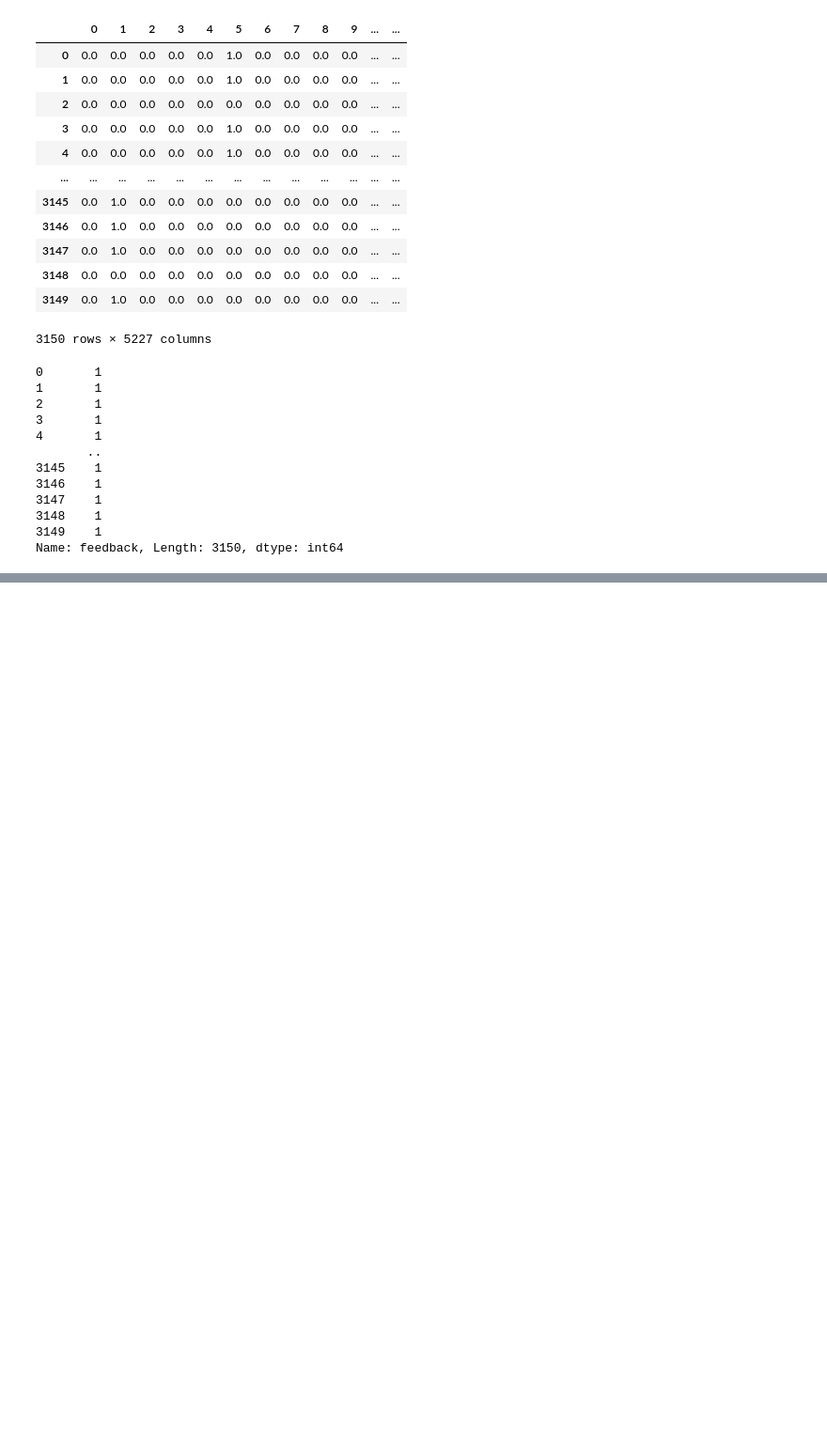
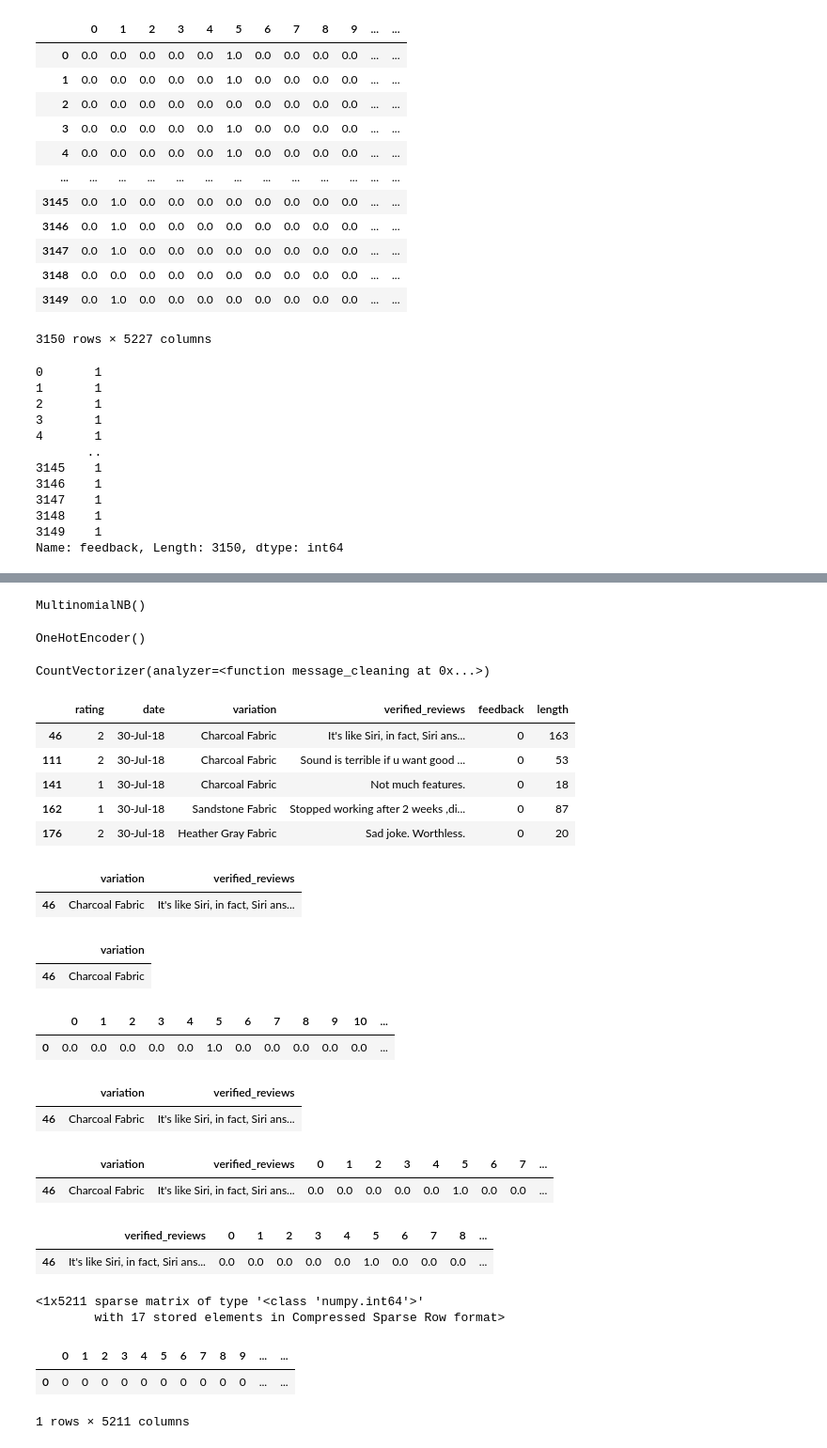
Before and after one commit to caiquemiranda/machine-learning-business-python, a Jupyter notebook: RP-department.ipynb, the cells around one changed output, grey strips where cells are left out. Shown at 94% size. Cells and saved outputs as stored; diff of their text form; code cells hidden in the pictures; blank space fills up the shorter version.

```diff
--- a/RP-department.ipynb
+++ b/RP-department.ipynb
@@ -449,0 +528,21 @@ Name: feedback, Length: 3150, dtype: int64
+# %%
+bayes
+# %% [output]
+MultinomialNB()
+# %%
+onehot
+# %% [output]
+OneHotEncoder()
+# %%
+vec
+# %% [output]
+CountVectorizer(analyzer=<function message_cleaning at 0x...>)
+# %%
+negative.head()
+# %% [output]
+|  | rating | date | variation | verified_reviews | feedback | length |
+| 46 | 2 | 30-Jul-18 | Charcoal Fabric | It's like Siri, in fact, Siri ans... | 0 | 163 |
+| 111 | 2 | 30-Jul-18 | Charcoal Fabric | Sound is terrible if u want good ... | 0 | 53 |
+| 141 | 1 | 30-Jul-18 | Charcoal Fabric | Not much features. | 0 | 18 |
+| 162 | 1 | 30-Jul-18 | Sandstone Fabric | Stopped working after 2 weeks ,di... | 0 | 87 |
+| 176 | 2 | 30-Jul-18 | Heather Gray Fabric | Sad joke. Worthless. | 0 | 20 |
@@ -449,0 +551,23 @@ Name: feedback, Length: 3150, dtype: int64
+# %%
+negative_text
+# %% [output]
+|  | variation | verified_reviews |
+| 46 | Charcoal Fabric | It's like Siri, in fact, Siri ans... |
+# %%
+x_cat = negative_text[['variation']]
+x_cat
+# %% [output]
+|  | variation |
+| 46 | Charcoal Fabric |
+# %%
+x_cat = onehot.transform(x_cat).toarray()
+x_cat = pd.DataFrame(x_cat)
+x_cat
+# %% [output]
+|  | 0 | 1 | 2 | 3 | 4 | 5 | 6 | 7 | 8 | 9 | 10 | ... |
+| 0 | 0.0 | 0.0 | 0.0 | 0.0 | 0.0 | 1.0 | 0.0 | 0.0 | 0.0 | 0.0 | 0.0 | ... |
+# %%
+negative_text
+# %% [output]
+|  | variation | verified_reviews |
+| 46 | Charcoal Fabric | It's like Siri, in fact, Siri ans... |
@@ -449,0 +578,5 @@ Name: feedback, Length: 3150, dtype: int64
+# %%
+negative_df
+# %% [output]
+|  | variation | verified_reviews | 0 | 1 | 2 | 3 | 4 | 5 | 6 | 7 | ... |
+| 46 | Charcoal Fabric | It's like Siri, in fact, Siri ans... | 0.0 | 0.0 | 0.0 | 0.0 | 0.0 | 1.0 | 0.0 | 0.0 | ... |
@@ -449,0 +585,5 @@ Name: feedback, Length: 3150, dtype: int64
+# %%
+negative_df
+# %% [output]
+|  | verified_reviews | 0 | 1 | 2 | 3 | 4 | 5 | 6 | 7 | 8 | ... |
+| 46 | It's like Siri, in fact, Siri ans... | 0.0 | 0.0 | 0.0 | 0.0 | 0.0 | 1.0 | 0.0 | 0.0 | 0.0 | ... |
@@ -449,0 +592,12 @@ Name: feedback, Length: 3150, dtype: int64
+# %%
+negative_coutvectorizer
+# %% [output]
+<1x5211 sparse matrix of type '<class 'numpy.int64'>'
+        with 17 stored elements in Compressed Sparse Row format>
+# %%
+review = pd.DataFrame(negative_coutvectorizer.toarray())
+review
+# %% [output]
+|  | 0 | 1 | 2 | 3 | 4 | 5 | 6 | 7 | 8 | 9 | ... | ... |
+| 0 | 0 | 0 | 0 | 0 | 0 | 0 | 0 | 0 | 0 | 0 | ... | ... |
+1 rows × 5211 columns
```
Also changed, not shown: parts of 32 cells of this notebook, 1 other file.
